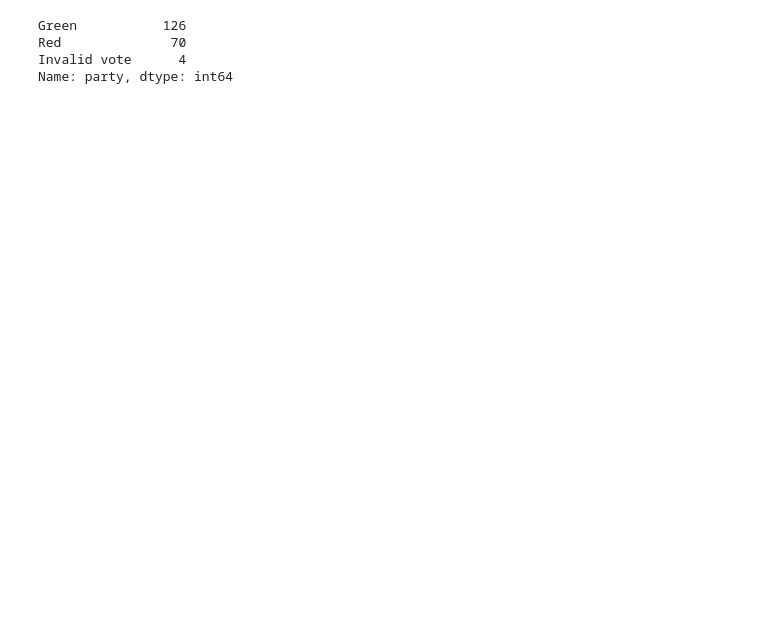
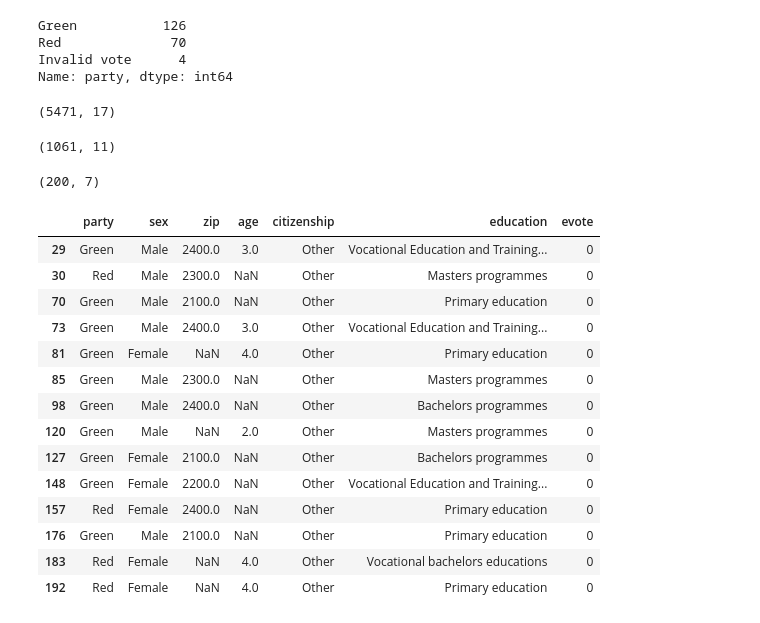
Before and after one commit to edibegovic/SecurityPrivacy, a Jupyter notebook: src/deanonymizer.ipynb, the cells around one changed output. Drawn from its saved outputs; the diff is of its cells as text; code cells hidden in the pictures; blank space fills up the shorter version.

```diff
--- a/src/deanonymizer.ipynb
+++ b/src/deanonymizer.ipynb
@@ -334,0 +328,30 @@ private_data_original
+# %%
+merged_df.shape
+# %% [output]
+(5471, 17)
+# %%
+public_data_register.shape
+# %% [output]
+(1061, 11)
+# %%
+anonymized_data.shape
+# %% [output]
+(200, 7)
+# %%
+anonymized_data[anonymized_data['citizenship'] == "Other"]
+# %% [output]
+|  | party | sex | zip | age | citizenship | education | evote |
+| 29 | Green | Male | 2400.0 | 3.0 | Other | Vocational Education and Training... | 0 |
+| 30 | Red | Male | 2300.0 | NaN | Other | Masters programmes | 0 |
+| 70 | Green | Male | 2100.0 | NaN | Other | Primary education | 0 |
+| 73 | Green | Male | 2400.0 | 3.0 | Other | Vocational Education and Training... | 0 |
+| 81 | Green | Female | NaN | 4.0 | Other | Primary education | 0 |
+| 85 | Green | Male | 2300.0 | NaN | Other | Masters programmes | 0 |
+| 98 | Green | Male | 2400.0 | NaN | Other | Bachelors programmes | 0 |
+| 120 | Green | Male | NaN | 2.0 | Other | Masters programmes | 0 |
+| 127 | Green | Female | 2100.0 | NaN | Other | Bachelors programmes | 0 |
+| 148 | Green | Female | 2200.0 | NaN | Other | Vocational Education and Training... | 0 |
+| 157 | Red | Female | 2400.0 | NaN | Other | Primary education | 0 |
+| 176 | Green | Male | 2100.0 | NaN | Other | Primary education | 0 |
+| 183 | Red | Female | NaN | 4.0 | Other | Vocational bachelors educations | 0 |
+| 192 | Red | Female | NaN | 4.0 | Other | Primary education | 0 |
```
Also changed, not shown: parts of 8 cells of this notebook, 2 other files.
